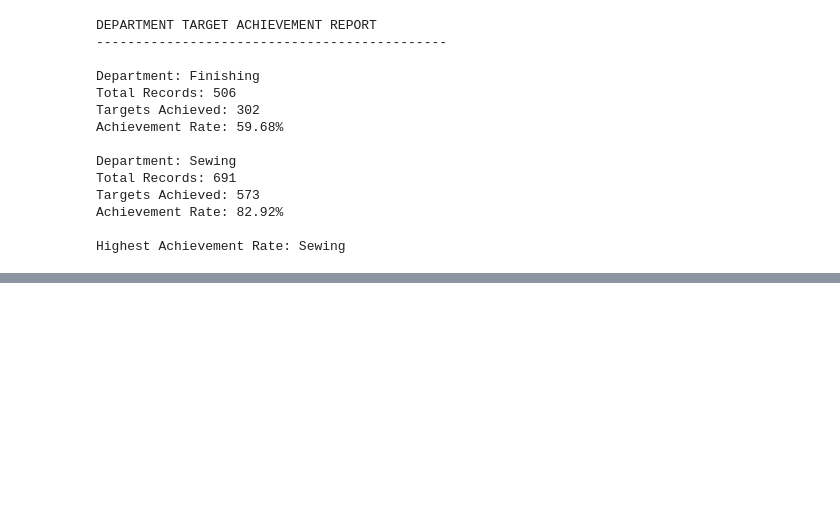
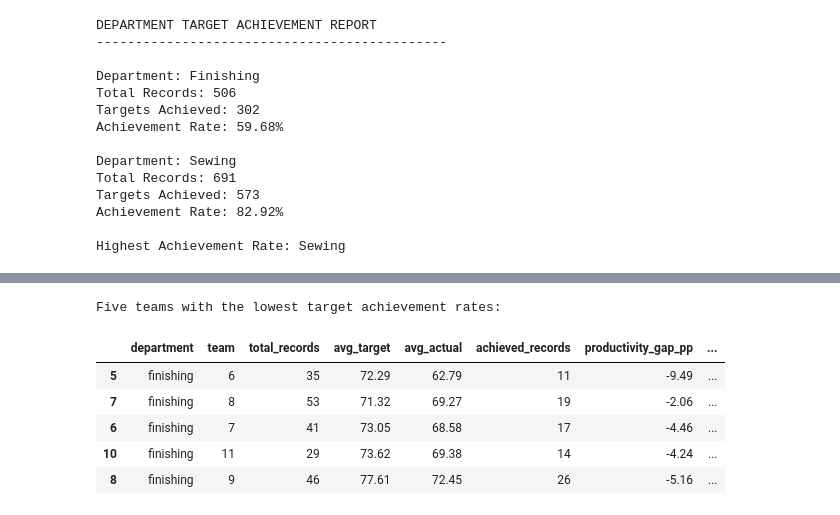
Before and after one commit to Reshmila2002/garment-production-intelligence, a Jupyter notebook: notebooks/02_production_kpi_analysis.ipynb, the cells around one changed output, grey strips where cells are left out. Cells and saved outputs as stored; diff of their text form; code cells hidden in the pictures; blank space fills up the shorter version.

```diff
--- a/notebooks/02_production_kpi_analysis.ipynb
+++ b/notebooks/02_production_kpi_analysis.ipynb
@@ -331,0 +393,24 @@ Highest Achievement Rate: Sewing
+# %%
+
+# Identify teams requiring further investigation
+
+eligible_teams = team_kpis[
+    team_kpis["total_records"] >= 10
+].copy()
+
+lowest_teams = eligible_teams.sort_values(
+    by=["achievement_rate", "productivity_gap_pp"],
+    ascending=[True, True]
+).head(5)
+
+print("Five teams with the lowest target achievement rates:")
+
+display(lowest_teams.round(2))
+# %% [output]
+Five teams with the lowest target achievement rates:
+|  | department | team | total_records | avg_target | avg_actual | achieved_records | productivity_gap_pp | ... |
+| 5 | finishing | 6 | 35 | 72.29 | 62.79 | 11 | -9.49 | ... |
+| 7 | finishing | 8 | 53 | 71.32 | 69.27 | 19 | -2.06 | ... |
+| 6 | finishing | 7 | 41 | 73.05 | 68.58 | 17 | -4.46 | ... |
+| 10 | finishing | 11 | 29 | 73.62 | 69.38 | 14 | -4.24 | ... |
+| 8 | finishing | 9 | 46 | 77.61 | 72.45 | 26 | -5.16 | ... |
```
Also changed, not shown: parts of 6 cells of this notebook.
